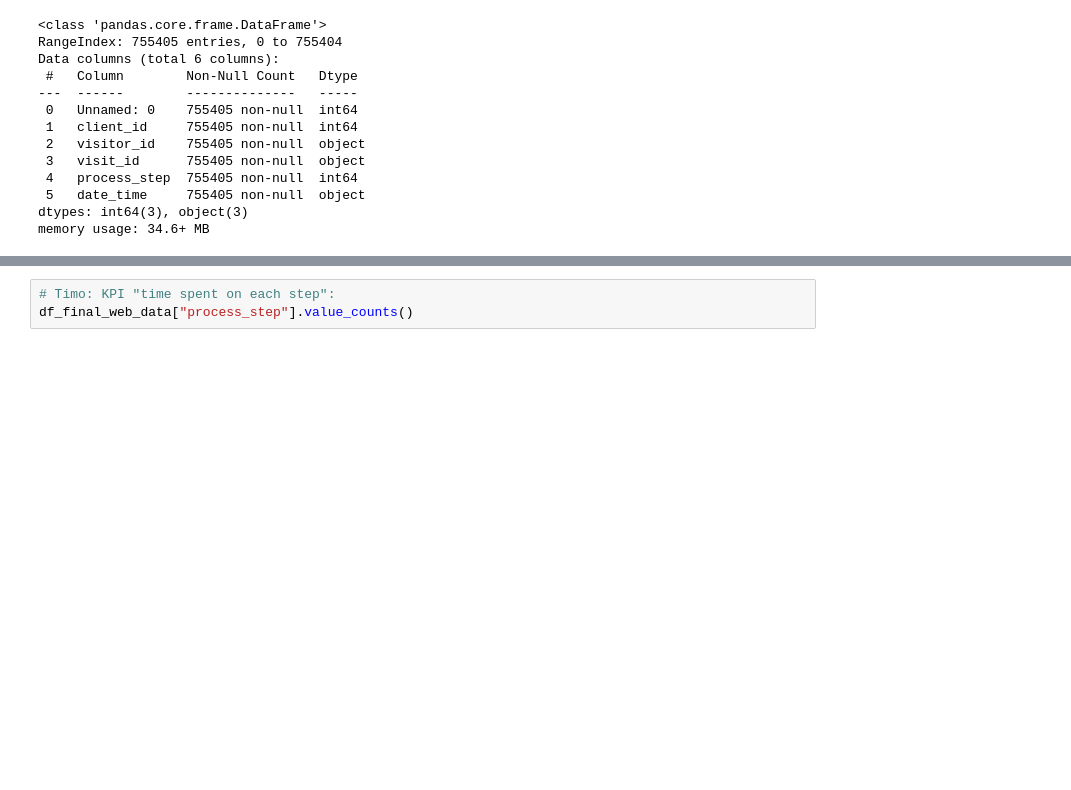
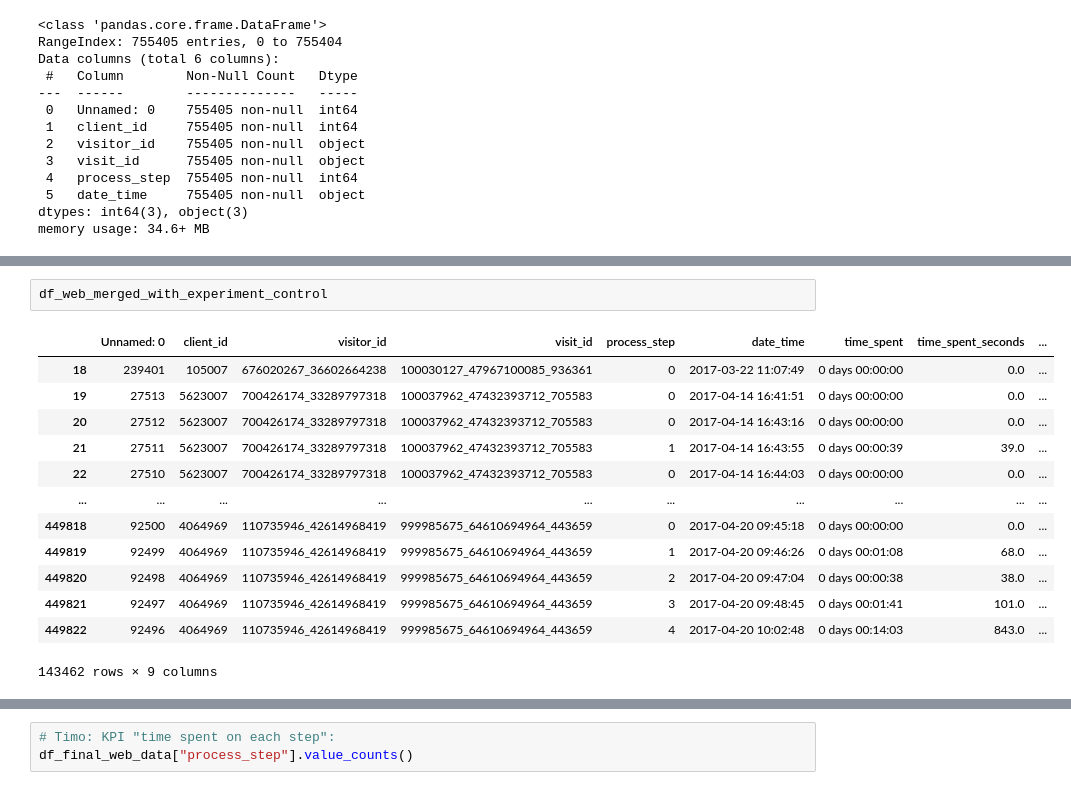
Before and after one commit to TimoLischke/Vanguard_project, a Jupyter notebook: Vanguard_project_KPIs.ipynb, the cells around one changed output, grey strips where cells are left out. Cells and saved outputs as stored; diff of their text form; blank space fills up the shorter version.

```diff
--- a/Vanguard_project_KPIs.ipynb
+++ b/Vanguard_project_KPIs.ipynb
@@ -91,0 +115,16 @@ The completion rate is: 63.092779714816196.
+# %%
+df_web_merged_with_experiment_control
+# %% [output]
+|  | Unnamed: 0 | client_id | visitor_id | visit_id | process_step | date_time | time_spent | time_spent_seconds | ... |
+| 18 | 239401 | 105007 | 676020267_36602664238 | 100030127_47967100085_936361 | 0 | 2017-03-22 11:07:49 | 0 days 00:00:00 | 0.0 | ... |
+| 19 | 27513 | 5623007 | 700426174_33289797318 | 100037962_47432393712_705583 | 0 | 2017-04-14 16:41:51 | 0 days 00:00:00 | 0.0 | ... |
+| 20 | 27512 | 5623007 | 700426174_33289797318 | 100037962_47432393712_705583 | 0 | 2017-04-14 16:43:16 | 0 days 00:00:00 | 0.0 | ... |
+| 21 | 27511 | 5623007 | 700426174_33289797318 | 100037962_47432393712_705583 | 1 | 2017-04-14 16:43:55 | 0 days 00:00:39 | 39.0 | ... |
+| 22 | 27510 | 5623007 | 700426174_33289797318 | 100037962_47432393712_705583 | 0 | 2017-04-14 16:44:03 | 0 days 00:00:00 | 0.0 | ... |
+| ... | ... | ... | ... | ... | ... | ... | ... | ... | ... |
+| 449818 | 92500 | 4064969 | 110735946_42614968419 | 999985675_64610694964_443659 | 0 | 2017-04-20 09:45:18 | 0 days 00:00:00 | 0.0 | ... |
+| 449819 | 92499 | 4064969 | 110735946_42614968419 | 999985675_64610694964_443659 | 1 | 2017-04-20 09:46:26 | 0 days 00:01:08 | 68.0 | ... |
+| 449820 | 92498 | 4064969 | 110735946_42614968419 | 999985675_64610694964_443659 | 2 | 2017-04-20 09:47:04 | 0 days 00:00:38 | 38.0 | ... |
+| 449821 | 92497 | 4064969 | 110735946_42614968419 | 999985675_64610694964_443659 | 3 | 2017-04-20 09:48:45 | 0 days 00:01:41 | 101.0 | ... |
+| 449822 | 92496 | 4064969 | 110735946_42614968419 | 999985675_64610694964_443659 | 4 | 2017-04-20 10:02:48 | 0 days 00:14:03 | 843.0 | ... |
+143462 rows × 9 columns
```
Also changed, not shown: parts of 4 cells of this notebook, 1 other file.
